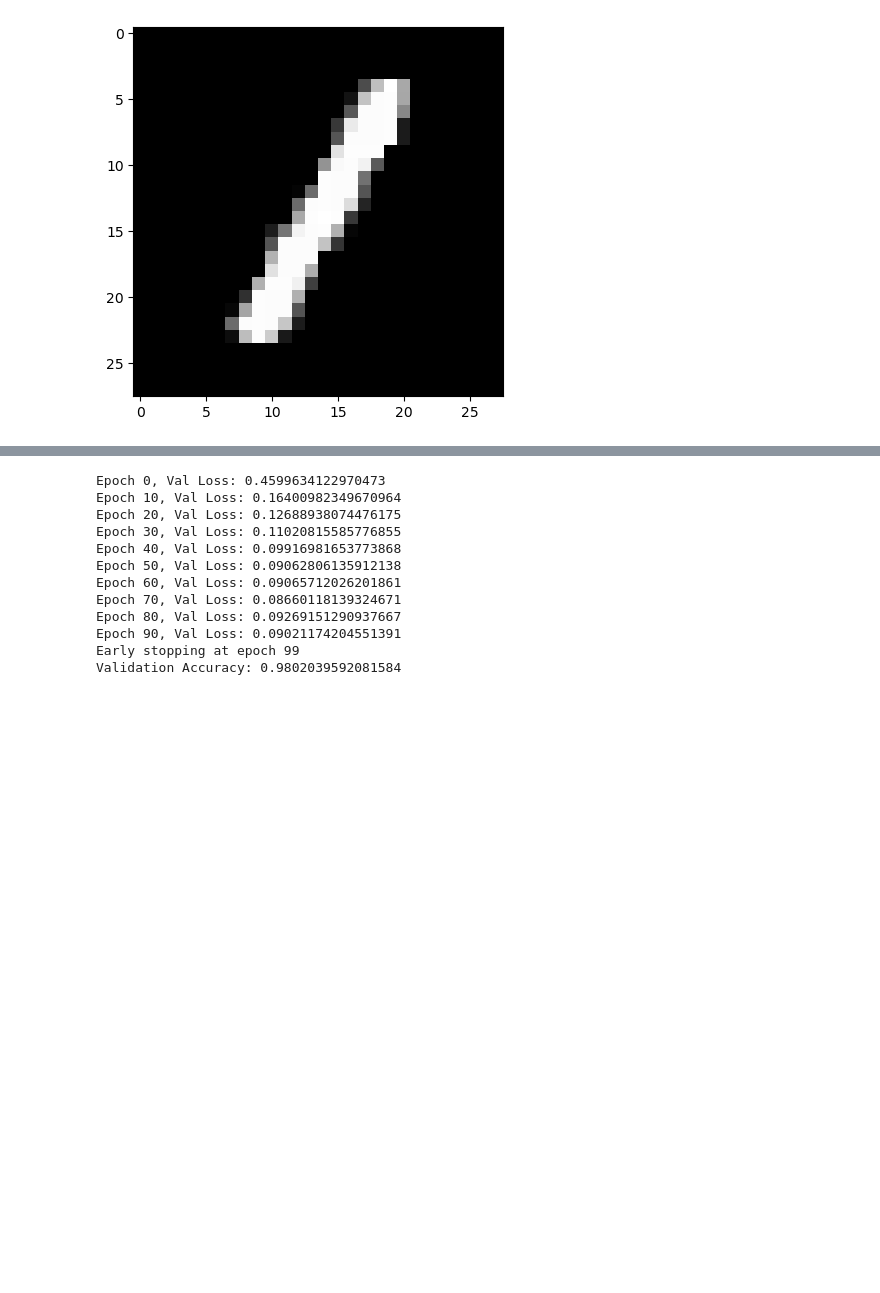
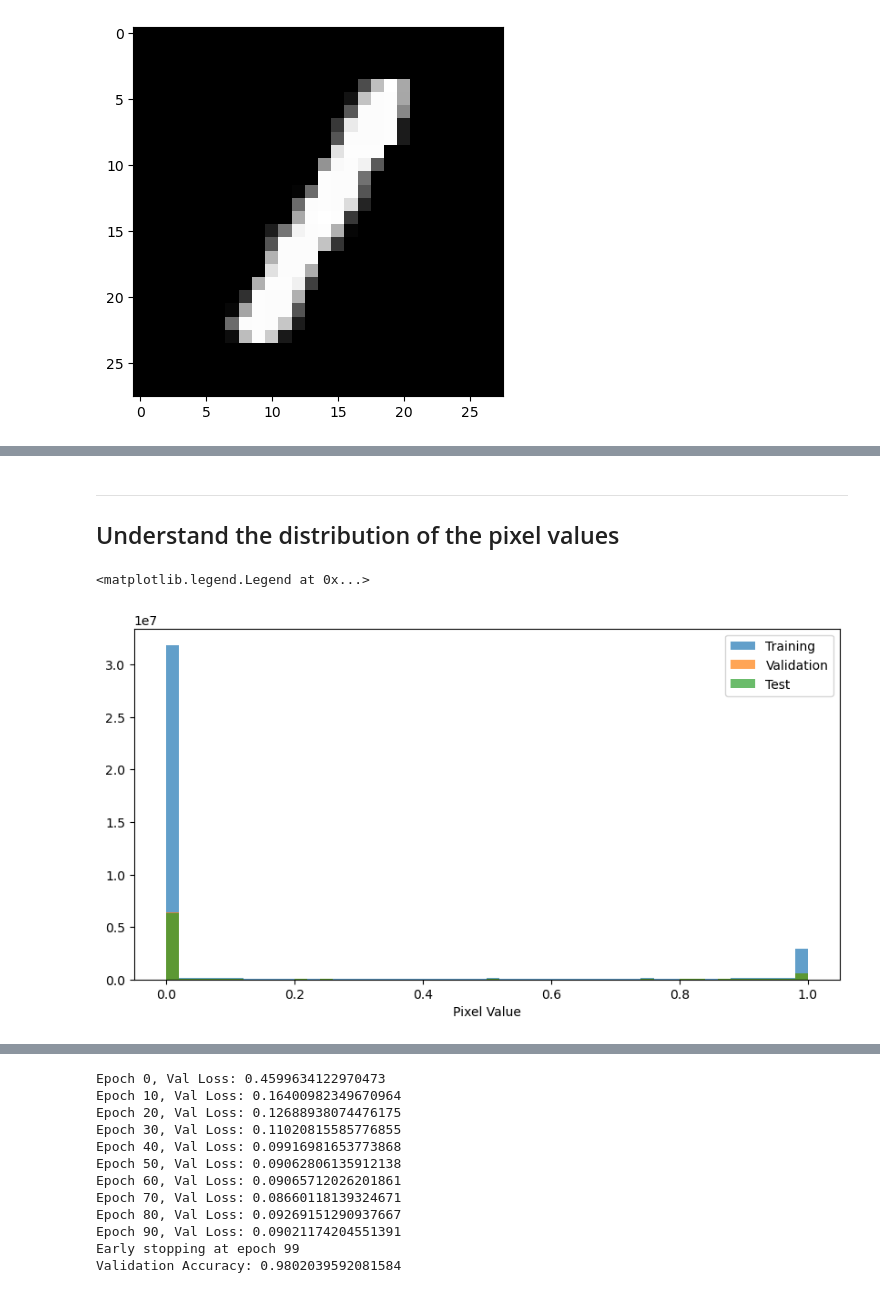
Before and after one commit to BorisIvanov123/mnist_neural_network, a Jupyter notebook: fnn_handwriten_digits.ipynb, the cells around one changed output, grey strips where cells are left out. Saved outputs shown, nothing was run; the diff lists cells and outputs as text; code cells hidden in the pictures; blank space fills up the shorter version.

```diff
--- a/fnn_handwriten_digits.ipynb
+++ b/fnn_handwriten_digits.ipynb
@@ -151,0 +210,14 @@ plt.imshow(X_train[0].reshape(28, 28), cmap='gray')
+# %% [markdown]
+***
+## Understand the distribution of the pixel values
+# %%
+# Display the distribution of the pixel values
+plt.figure(figsize=(10, 5))
+plt.hist(X_train.flatten(), bins=50, alpha=0.7, label='Training')
+plt.hist(X_val.flatten(), bins=50, alpha=0.7, label='Validation')
+plt.hist(X_test.flatten(), bins=50, alpha=0.7, label='Test')
+plt.xlabel('Pixel Value')
+plt.legend()
+# %% [output]
+<matplotlib.legend.Legend at 0x...>
+[figure, added]
```
Also changed, not shown: parts of 33 cells of this notebook, 1 other file.
